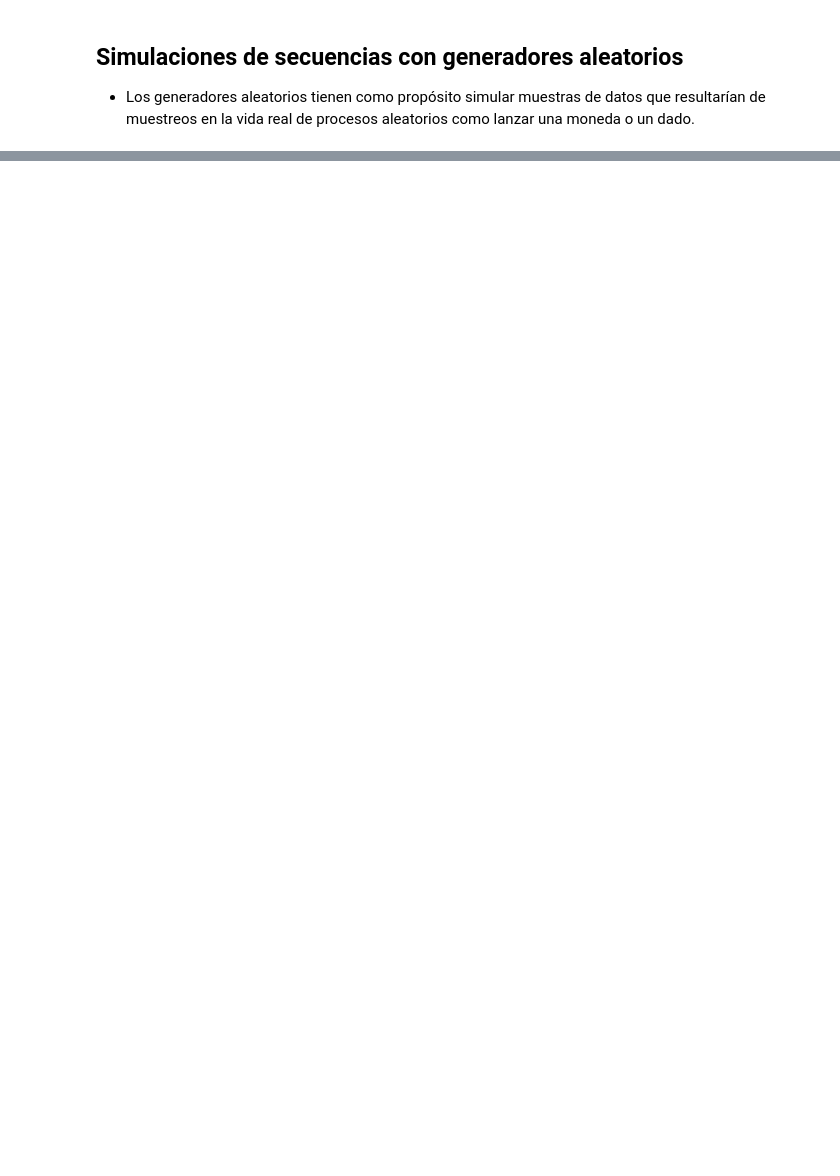
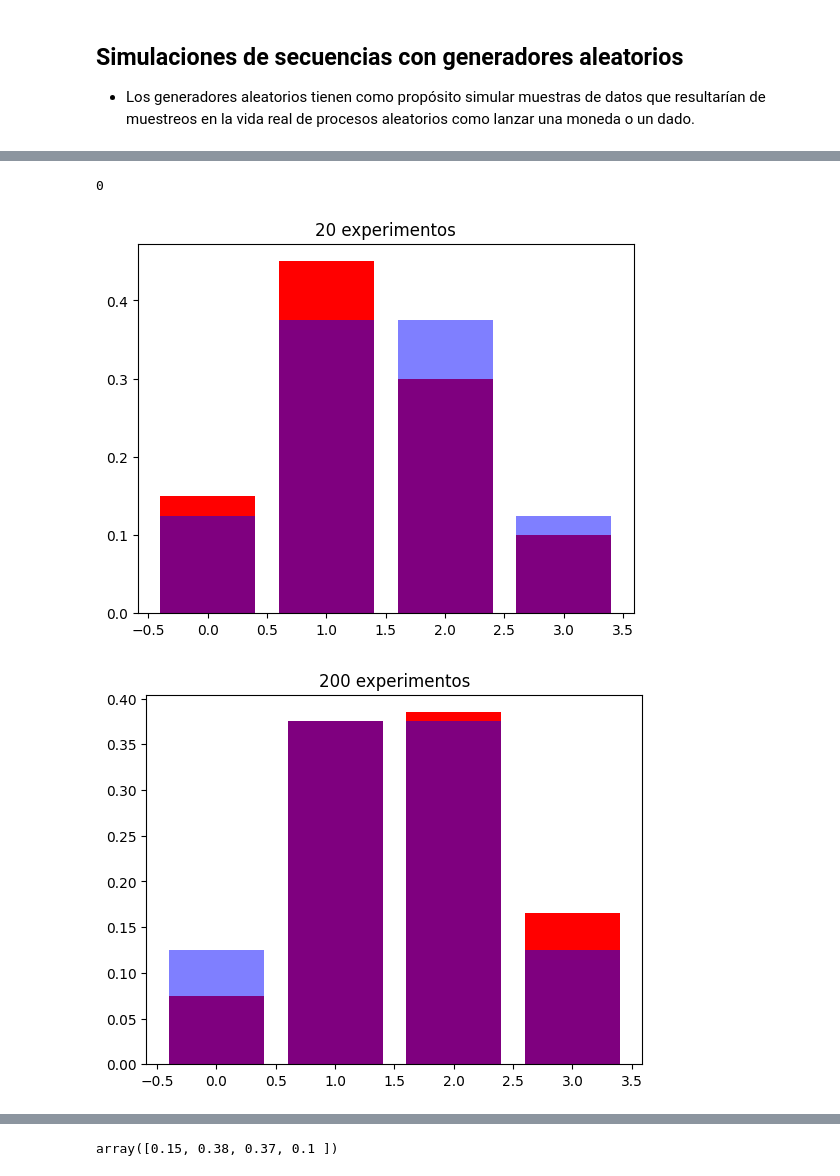
Before and after one commit to jariel17/curso-probabilidad, a Jupyter notebook: 02_distribución_binomial.ipynb, the cells around one changed output, grey strips where cells are left out. Saved outputs shown, nothing was run; the diff lists cells and outputs as text; code cells hidden in the pictures; blank space fills up the shorter version.

```diff
--- a/02_distribución_binomial.ipynb
+++ b/02_distribución_binomial.ipynb
@@ -46,0 +44,33 @@ $$
+# %%
+# simulación con 100 lanzamientos de moneda equilibrada
+# (ejecuta esta celda varias veces para observar la variación en los resultados)
+p=0.5
+n=3
+binomial(n,p)
+# %% [output]
+0
+# %%
+arr = []
+for _ in range(100):
+    arr.append(binomial(n,p))
+# %%
+def plot_hist(num_trials):
+    values = [0, 1, 2, 3]
+    arr = []
+    for _ in range(num_trials):
+        arr.append(binomial(n, p))
+    sim = np.unique(arr, return_counts=True)[1]/len(arr)
+    teorica = [binom(3, 0.5).pmf(k) for k in values]
+
+    plt.bar(values, sim, color="red")
+    plt.bar(values, teorica, alpha=0.5, color="blue")
+    plt.title('{} experimentos'.format(num_trials))
+    plt.show()
+
+plot_hist(20)
+plot_hist(200)
+plot_hist(2000)
+plot_hist(200000)
+# %% [output]
+[figure, added]
+[figure, added]
@@ -46,0 +79,4 @@ $$
+# %%
+np.unique(arr, return_counts=True)[1]/len(arr)
+# %% [output]
+array([0.15, 0.38, 0.37, 0.1 ])
```
Also changed, not shown: parts of 6 cells of this notebook.
